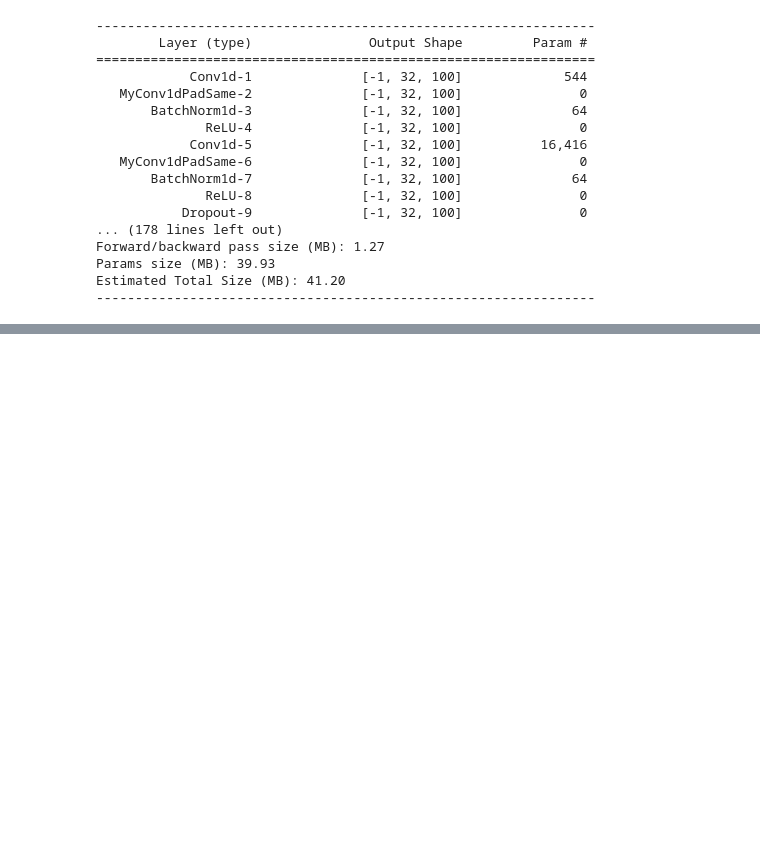
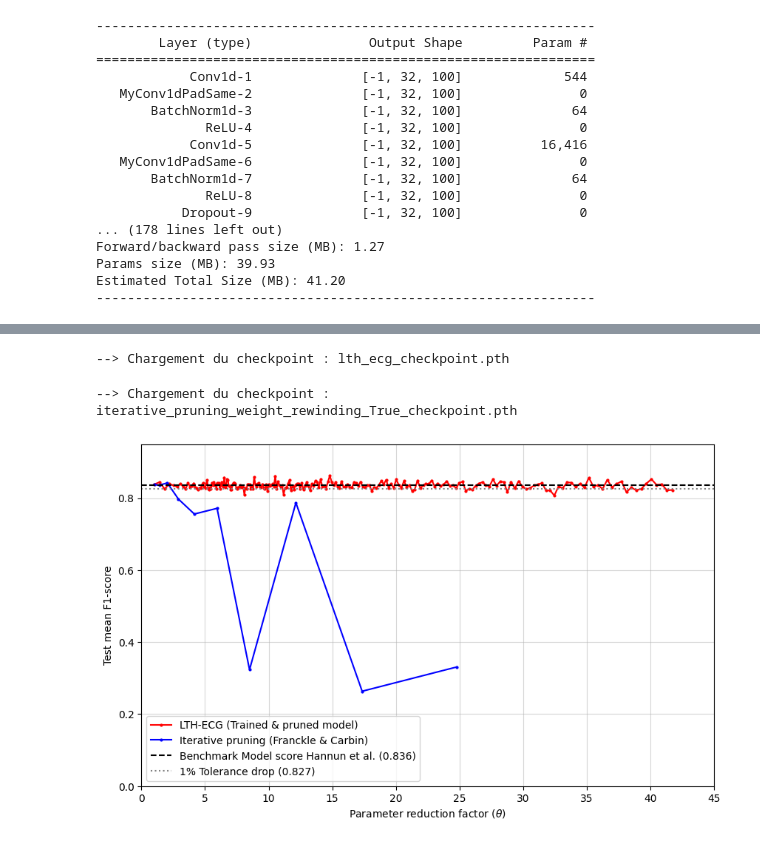
Before and after one commit to felixdechamps/Advanced-ML-Project, a Jupyter notebook: iterative_pruning_f1.ipynb, the cells around one changed output, grey strips where cells are left out. Drawn from its saved outputs; the diff is of its cells as text; code cells hidden in the pictures; blank space fills up the shorter version.

```diff
--- a/iterative_pruning_f1.ipynb
+++ b/iterative_pruning_f1.ipynb
@@ -590,2 +573,52 @@ KeyboardInterrupt:
 # %%
 # ajouter le nombre de MB que fait le modèle au fur-et-à-mesure, ça se trouve les 1 mb ne sont pas si loin
+# %%
+lth_ecg_checkpoint = load_checkpoint("lth_ecg_checkpoint.pth")
+
+lth_ecg_step = lth_ecg_checkpoint['step']
+lth_ecg_pruning_percentage = lth_ecg_checkpoint['pruning_percentage']
+lth_ecg_current_mask = lth_ecg_checkpoint['current_mask']
+lth_ecg_history_theta = lth_ecg_checkpoint['history_theta']
+lth_ecg_history_f1 = lth_ecg_checkpoint['history_f1']
+lth_ecg_history_sparsity = lth_ecg_checkpoint['history_sparsity']
+# %% [output]
+--> Chargement du checkpoint : lth_ecg_checkpoint.pth
+# %%
+it_pru_checkpoint = load_checkpoint("iterative_pruning_weight_rewinding_True_checkpoint.pth")
+
+it_pru_step = it_pru_checkpoint['step']
+it_pru_pruning_percentage = it_pru_checkpoint['pruning_percentage']
+it_pru_current_mask = it_pru_checkpoint['current_mask']
+it_pru_history_theta = it_pru_checkpoint['history_theta']
+it_pru_history_f1 = it_pru_checkpoint['history_f1']
+it_pru_history_sparsity = it_pru_checkpoint['history_sparsity']
+# %% [output]
+--> Chargement du checkpoint : iterative_pruning_weight_rewinding_True_checkpoint.pth
+# %%
+plt.figure(figsize=(10, 6))
+
+# Courbe de votre modèle
+plt.plot(lth_ecg_history_theta, lth_ecg_history_f1, color='r',linestyle='-', marker='.', markersize=4,label='LTH-ECG (Trained & pruned model)')
+plt.plot(it_pru_history_theta, it_pru_history_f1, color='b',linestyle='-', marker='.', markersize=4,label='Iterative pruning (Franckle & Carbin)')
+# Benchmark du papier : F1 = 0.836 [cite: 36, 137]
+plt.axhline(y=0.836, color='black', linestyle='--', label='Benchmark Model score Hannun et al. (0.836)')
+
+# Seuil de tolérance de 1% (0.836 * 0.99 ≈ 0.827) [cite: 15, 108]
+plt.axhline(y=0.827, color='gray', linestyle=':', label='1% Tolerance drop (0.827)')
+
+plt.xlabel('Parameter reduction factor ($\\theta$)')
+plt.ylabel('Test mean F1-score')
+plt.grid(True, which="both", ls="-", alpha=0.5)
+
+# --- MODIFICATION ICI ---
+
+plt.ylim(0, 0.95) # Zoom sur la zone d'intérêt [cite: 143-153]
+plt.xlim(0, max(max(history_theta), 45)) # Va jusqu'à 175 comme le papier [cite: 159]
+
+# ------------------------
+
+plt.legend(loc='lower left') # Legend en bas à gauche pour ne pas cacher la courbe
+
+plt.show()
+# %% [output]
+[figure, added]
```
Also changed, not shown: parts of 3 cells of this notebook, 3 other files.
